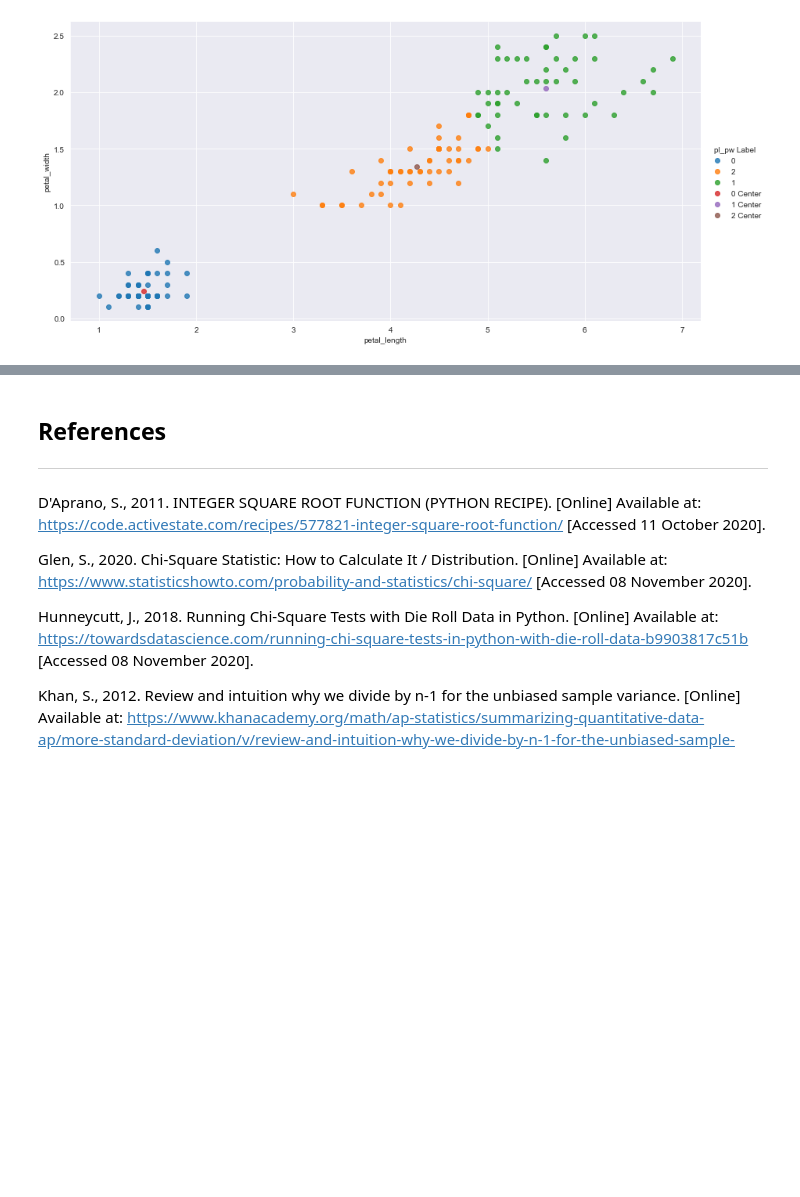
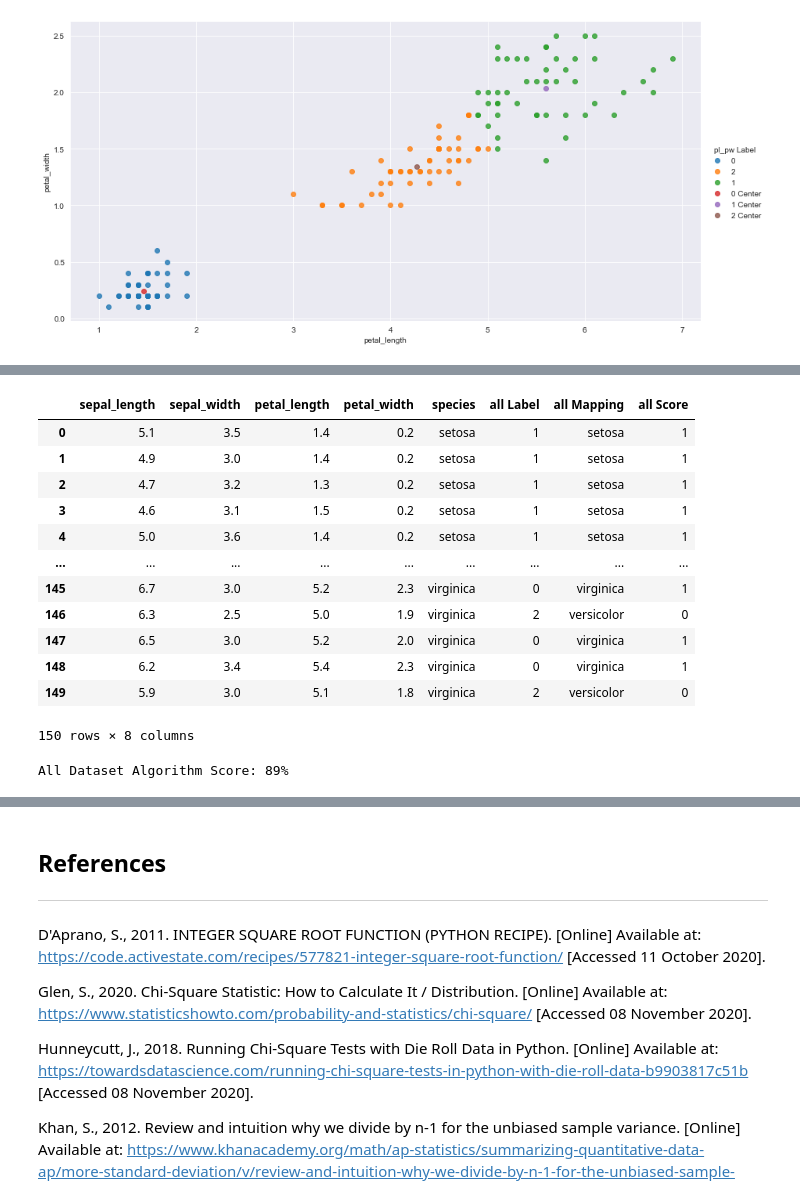
Before and after one commit to Dowline1/MLS-Tasks-2020, a Jupyter notebook: MLS-Tasks-2020.ipynb, the cells around one changed output, grey strips where cells are left out. Cells and saved outputs as stored; diff of their text form; code cells hidden in the pictures; blank space fills up the shorter version.

```diff
--- a/MLS-Tasks-2020.ipynb
+++ b/MLS-Tasks-2020.ipynb
@@ -403,0 +426,11 @@ plt.show()
+# %%
+iris_all_train = iris_all[['sepal_length', 'sepal_width', 'petal_length', 'petal_width']]
+# %%
+# Train k-Means model using above dataset, 3 clusters used as 3 species in data
+kmeans = KMeans(n_clusters=3, random_state=0).fit(iris_all_train)
+
+# Adds species to iris_all from original set
+iris_all_train['species'] = iris_all['species']
+
+# Returns labels attributed by
+kmeans.labels_
@@ -403,0 +470,27 @@ plt.show()
+# %%
+# Function to Map K-Means Labels
+def mappingFunction(row):
+    if int(row['all Label']) == 1:
+        return 'setosa'
+
+    elif int(row['all Label']) == 0:
+        return 'virginica'
+
+    else:
+        return 'versicolor'
+
+# Function to Calculate Score
+def algorithmScore(row):
+    if row['all Mapping'] == row['species']:
+        return 1
+    else:
+        return 0
+# %%
+# Add Labels to Dataset
+iris_all['all Label'] = kmeans.labels_
+
+# Map Labels to Species
+iris_all['all Mapping'] = iris_all.apply(mappingFunction, axis=1)
+
+# Create Score
+iris_all['all Score'] = iris_all.apply(algorithmScore, axis=1)
@@ -403,0 +508,24 @@ plt.show()
+# %%
+iris_all
+# %% [output]
+|  | sepal_length | sepal_width | petal_length | petal_width | species | all Label | all Mapping | all Score |
+| 0 | 5.1 | 3.5 | 1.4 | 0.2 | setosa | 1 | setosa | 1 |
+| 1 | 4.9 | 3.0 | 1.4 | 0.2 | setosa | 1 | setosa | 1 |
+| 2 | 4.7 | 3.2 | 1.3 | 0.2 | setosa | 1 | setosa | 1 |
+| 3 | 4.6 | 3.1 | 1.5 | 0.2 | setosa | 1 | setosa | 1 |
+| 4 | 5.0 | 3.6 | 1.4 | 0.2 | setosa | 1 | setosa | 1 |
+| ... | ... | ... | ... | ... | ... | ... | ... | ... |
+| 145 | 6.7 | 3.0 | 5.2 | 2.3 | virginica | 0 | virginica | 1 |
+| 146 | 6.3 | 2.5 | 5.0 | 1.9 | virginica | 2 | versicolor | 0 |
+| 147 | 6.5 | 3.0 | 5.2 | 2.0 | virginica | 0 | virginica | 1 |
+| 148 | 6.2 | 3.4 | 5.4 | 2.3 | virginica | 0 | virginica | 1 |
+| 149 | 5.9 | 3.0 | 5.1 | 1.8 | virginica | 2 | versicolor | 0 |
+150 rows × 8 columns
+# %%
+# Calculate Score
+score = sum(iris_all['all Score'])/len(iris_all['all Score'])
+
+# Print Score
+print(f'All Dataset Algorithm Score: {score*100:.0f}%')
+# %% [output]
+All Dataset Algorithm Score: 89%
```
Also changed, not shown: parts of 12 cells of this notebook, 1 other file.
